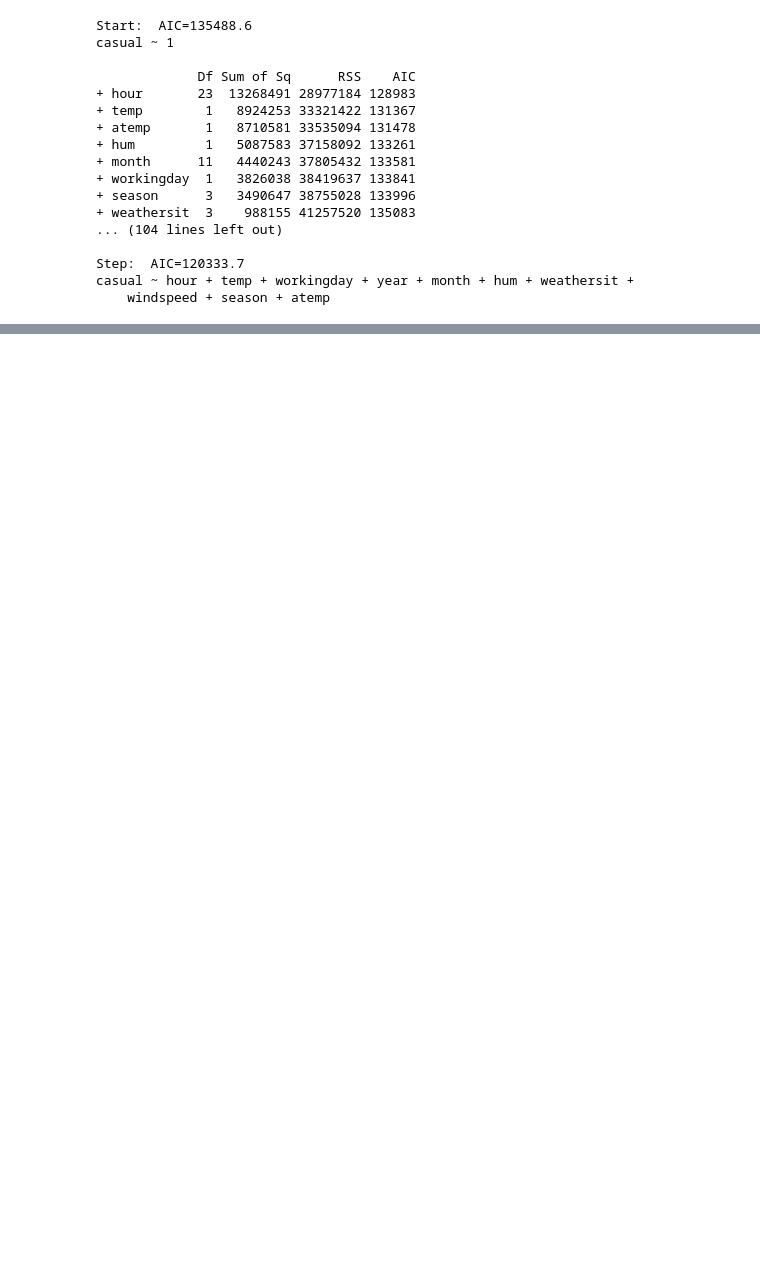
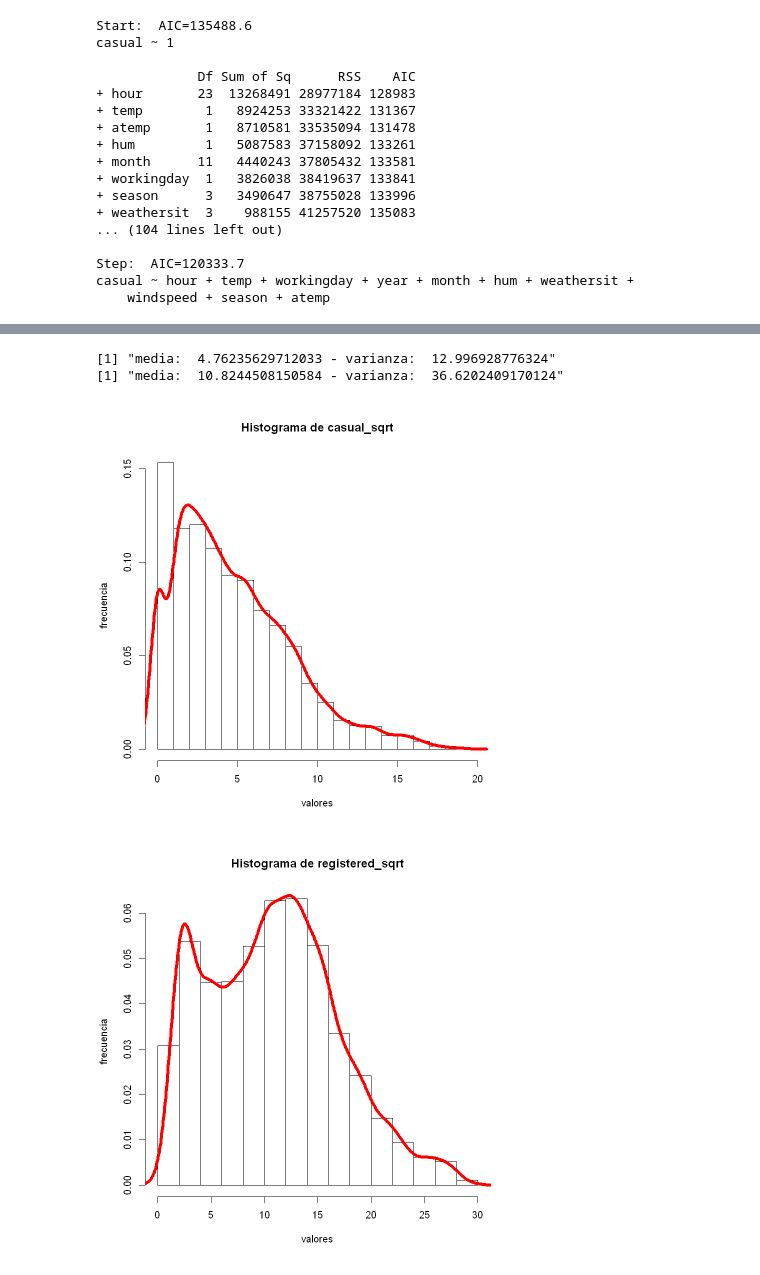
Before and after one commit to josegdotcom/Proyecto-analizis_regresion, a Jupyter notebook: Proyecto.ipynb, the cells around one changed output, grey strips where cells are left out. Cells and saved outputs as stored; diff of their text form; code cells hidden in the pictures; blank space fills up the shorter version.

```diff
--- a/Proyecto.ipynb
+++ b/Proyecto.ipynb
@@ -338,0 +379,12 @@ casual ~ hour + temp + workingday + year + month + hum + weathersit +
+# %%
+print(paste("media: ", mean(df$casual_sqrt), "- varianza: ", var(df$casual_sqrt)))
+print(paste("media: ", mean(df$registered_sqrt), "- varianza: ", var(df$registered_sqrt)))
+# %% [output]
+[1] "media:  4.76235629712033 - varianza:  12.996928776324"
+[1] "media:  10.8244508150584 - varianza:  36.6202409170124"
+# %%
+imprimir_histograma('casual_sqrt')
+imprimir_histograma('registered_sqrt')
+# %% [output]
+[figure, added]
+[figure, added]
```
Also changed, not shown: parts of 25 cells of this notebook.
